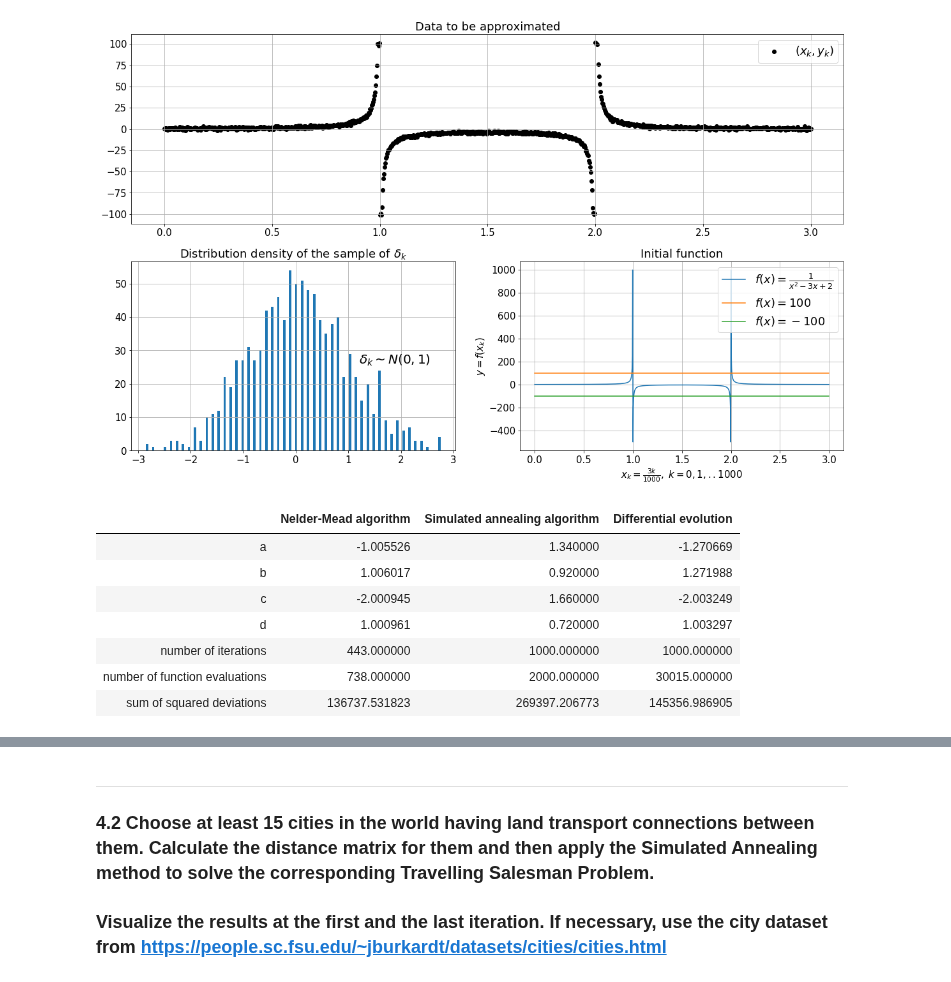
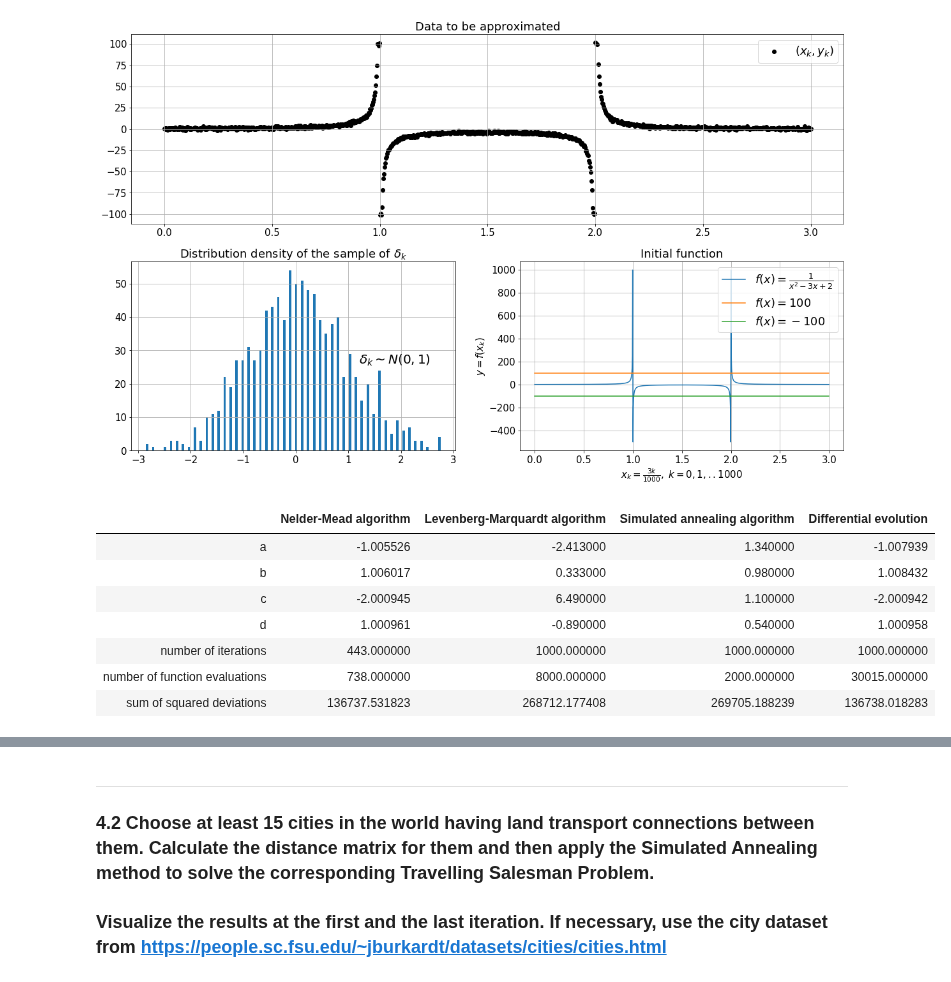
Before and after one commit to belpablo/Algorithms-21, a Jupyter notebook: Lab_4/Lab_4.ipynb, the cells around one changed output, grey strips where cells are left out. Drawn from its saved outputs; the diff is of its cells as text; code cells hidden in the pictures.

```diff
--- a/Lab_4/Lab_4.ipynb
+++ b/Lab_4/Lab_4.ipynb
@@ -246,7 +247,10 @@ def differential_evolution(cross_prob = 0.5, diff_weight = 1, pop_size = 15, max
 
             for i in range(agent_dim):
 
+                """ didn't understand, should we use normal or uniform distribution here """
+
                 rule_prob = np.random.normal(0, 1, 1)[0]
+                #rule_prob = uniform.rvs(size = 1)[0]
 
                 if rule_prob < cross_prob:
                     y_agent.append(a_agent[i] + diff_weight * (b_agent[i] - c_agent[i]))
@@ -265,44 +269,44 @@ def differential_evolution(cross_prob = 0.5, diff_weight = 1, pop_size = 15, max
     func_res = least_squares_func(res)
     func_eval_num += 1
 
     for i in range(1, pop_size):
 
         func_i = least_squares_func(population[i])
         func_eval_num += 1
 
         if func_i < func_res:
             res = population[i]
             func_res = func_i
 
     return np.array([res[0], res[1], res[2], res[3], iter_num, func_eval_num, func_res])
 
 
 
 # Testing:--------------------------------------------------------------------------------------------------
-#algos_dict = {'Nelder-Mead algorithm': Nelder_Mead, 'Levenberg-Marquardt algorithm': Levenberg_Marquardt_scipy, \
-#             'Simulated annealing algorithm': simulated_annealing}
 
-algos_dict = {'Nelder-Mead algorithm': Nelder_Mead, 'Simulated annealing algorithm': simulated_annealing, \
+algos_dict = {'Nelder-Mead algorithm': Nelder_Mead, \
+              'Levenberg-Marquardt algorithm': Levenberg_Marquardt, \
+              'Simulated annealing algorithm': simulated_annealing, \
               'Differential evolution': differential_evolution}
 
 df = pd.DataFrame(columns = list(algos_dict.keys()), index = list('abcd')[:] + \
                   ['number of iterations', 'number of function evaluations', 'sum of squared deviations'])
 
 
 for alg_name in list(algos_dict.keys()):
 
     df[alg_name] = algos_dict[alg_name]()
 
 df
 # %% [output]
-|  | Nelder-Mead algorithm | Simulated annealing algorithm | Differential evolution |
-| a | -1.005526 | 1.340000 | -1.270669 |
-| b | 1.006017 | 0.920000 | 1.271988 |
-| c | -2.000945 | 1.660000 | -2.003249 |
-| d | 1.000961 | 0.720000 | 1.003297 |
-| number of iterations | 443.000000 | 1000.000000 | 1000.000000 |
-| number of function evaluations | 738.000000 | 2000.000000 | 30015.000000 |
-| sum of squared deviations | 136737.531823 | 269397.206773 | 145356.986905 |
+|  | Nelder-Mead algorithm | Levenberg-Marquardt algorithm | Simulated annealing algorithm | Differential evolution |
+| a | -1.005526 | -2.413000 | 1.340000 | -1.007939 |
+| b | 1.006017 | 0.333000 | 0.980000 | 1.008432 |
+| c | -2.000945 | 6.490000 | 1.100000 | -2.000942 |
+| d | 1.000961 | -0.890000 | 0.540000 | 1.000958 |
+| number of iterations | 443.000000 | 1000.000000 | 1000.000000 | 1000.000000 |
+| number of function evaluations | 738.000000 | 8000.000000 | 2000.000000 | 30015.000000 |
+| sum of squared deviations | 136737.531823 | 268712.177408 | 269705.188239 | 136738.018283 |
 # %%
 # Vizualization
 
```
Also changed, not shown: parts of 4 cells of this notebook.
